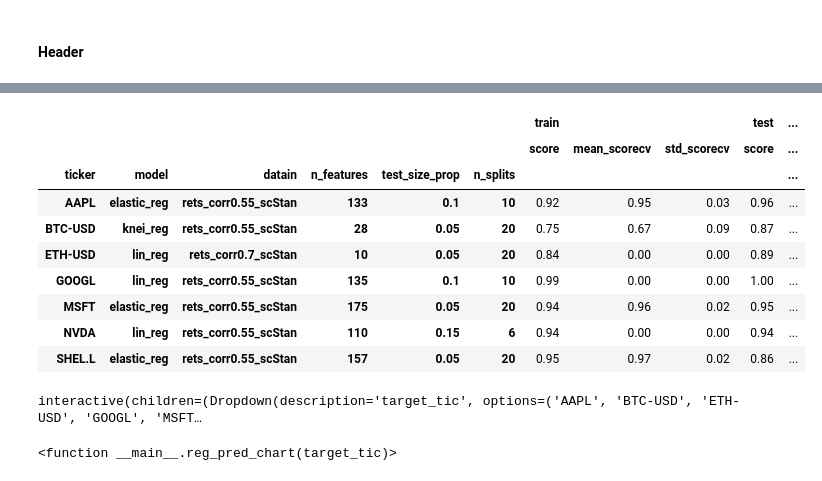
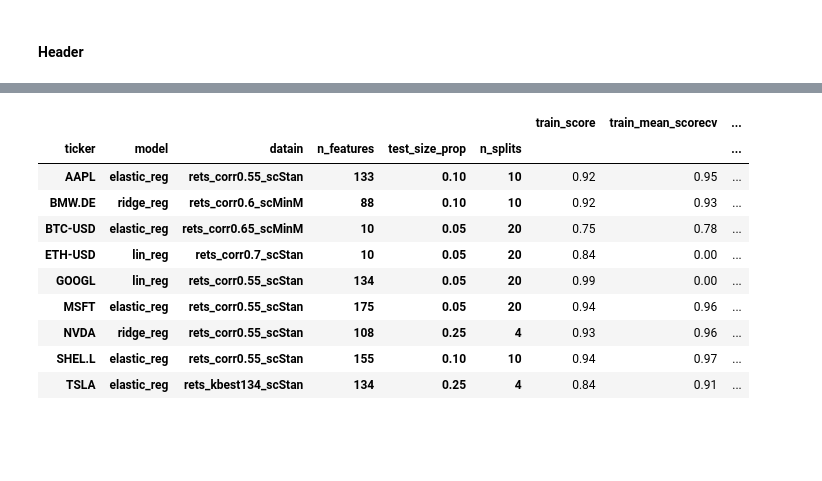
Before and after one commit to sebagrasso/Algorithmic_Regression_ML, a Jupyter notebook: Algorithmic_RegML.ipynb, the cells around one changed output, grey strips where cells are left out. Saved outputs shown, nothing was run; the diff lists cells and outputs as text; code cells hidden in the pictures; blank space fills up the shorter version.

```diff
--- a/Algorithmic_RegML.ipynb
+++ b/Algorithmic_RegML.ipynb
@@ -813 +503,10 @@ results_grid = results_grid2.to_dict(orient="index")
+# %%
+##IMPORT PARQUET
+
+results_reg_df = pd.read_parquet("export/ML_algo_reg_res/results_reg_df.gzip")
+best_models = pd.read_parquet("export/ML_algo_reg_res/best_models.gzip")
+best_models1 = pd.read_parquet("export/ML_algo_reg_res/best_models1.gzip")
+to_improve = pd.read_parquet("export/ML_algo_reg_res/to_improve.gzip")
+results_grid2 = pd.read_parquet("export/ML_algo_reg_res/results_grid2.gzip")
+results_grid = results_grid2.to_dict(orient="index")
 # %% [markdown]
@@ -1012,46 +777,14 @@ estimator
 # %%
-best_models
+best_models1
 # %% [output]
-|  |  |  |  |  |  | train |  |  | test | ... |
-|  |  |  |  |  |  | score | mean_scorecv | std_scorecv | score | ... |
-| ticker | model | datain | n_features | test_size_prop | n_splits |  |  |  |  | ... |
-| AAPL | elastic_reg | rets_corr0.55_scStan | 133 | 0.1 | 10 | 0.92 | 0.95 | 0.03 | 0.96 | ... |
-| BTC-USD | knei_reg | rets_corr0.55_scStan | 28 | 0.05 | 20 | 0.75 | 0.67 | 0.09 | 0.87 | ... |
-| ETH-USD | lin_reg | rets_corr0.7_scStan | 10 | 0.05 | 20 | 0.84 | 0.00 | 0.00 | 0.89 | ... |
-| GOOGL | lin_reg | rets_corr0.55_scStan | 135 | 0.1 | 10 | 0.99 | 0.00 | 0.00 | 1.00 | ... |
-| MSFT | elastic_reg | rets_corr0.55_scStan | 175 | 0.05 | 20 | 0.94 | 0.96 | 0.02 | 0.95 | ... |
-| NVDA | lin_reg | rets_corr0.55_scStan | 110 | 0.15 | 6 | 0.94 | 0.00 | 0.00 | 0.94 | ... |
-| SHEL.L | elastic_reg | rets_corr0.55_scStan | 157 | 0.05 | 20 | 0.95 | 0.97 | 0.02 | 0.86 | ... |
+|  |  |  |  |  |  | train_score | train_mean_scorecv | ... |
+| ticker | model | datain | n_features | test_size_prop | n_splits |  |  | ... |
+| AAPL | elastic_reg | rets_corr0.55_scStan | 133 | 0.10 | 10 | 0.92 | 0.95 | ... |
+| BMW.DE | ridge_reg | rets_corr0.6_scMinM | 88 | 0.10 | 10 | 0.92 | 0.93 | ... |
+| BTC-USD | elastic_reg | rets_corr0.65_scMinM | 10 | 0.05 | 20 | 0.75 | 0.78 | ... |
+| ETH-USD | lin_reg | rets_corr0.7_scStan | 10 | 0.05 | 20 | 0.84 | 0.00 | ... |
+| GOOGL | lin_reg | rets_corr0.55_scStan | 134 | 0.05 | 20 | 0.99 | 0.00 | ... |
+| MSFT | elastic_reg | rets_corr0.55_scStan | 175 | 0.05 | 20 | 0.94 | 0.96 | ... |
+| NVDA | ridge_reg | rets_corr0.55_scStan | 108 | 0.25 | 4 | 0.93 | 0.96 | ... |
+| SHEL.L | elastic_reg | rets_corr0.55_scStan | 155 | 0.10 | 10 | 0.94 | 0.97 | ... |
+| TSLA | elastic_reg | rets_kbest134_scStan | 134 | 0.25 | 4 | 0.84 | 0.91 | ... |
-# %%
-def reg_pred_chart(target_tic):
-    ind = X_test[target_tic].shape[0]
-    close = data[target_tic]["Close"][-ind:]
-    close_ret = data2y_ret[target_tic]["Close"][-ind:]
-    close_ret_cum = close_ret.cumsum()
-
-    fc = pd.Series(estimator[target_tic].fit(X_train[target_tic], y_train[target_tic]).predict(X_test[target_tic]).cumsum(), index = close.index)
-
-    df_xpred = pd.concat([close, close_ret, close_ret_cum, fc], axis=1)
-    df_xpred.columns = ["close","rets","cumrets","cumrets_pred"]
-
-    plt.figure(figsize = (20,8))
-    plt.suptitle(f"Ticker: {target_tic} | Last Cum Return: {df_xpred.iloc[-1,2].round(2)}| Price Return: {((df_xpred.iloc[-1,0] - df_xpred.iloc[0,0]) / df_xpred.iloc[0,0]).round(2)} | Score: {np.round(r2_score(y_test[target_tic], estimator[target_tic].fit(X_train[target_tic], y_train[target_tic]).predict(X_test[target_tic])),2)}",
-                fontsize = 25)
-
-    ax = plt.gca()
-    ax.plot(data[target_tic]["Close"][-250:-ind+1], "--r", label = f"{df_xpred.iloc[:,0].name}")
-    ax.plot(df_xpred.iloc[:,0], "r", label = f"{df_xpred.iloc[:,0].name}")
-    ax.legend(loc="upper left", fontsize = 15)
-
-    ax2 = plt.twinx()
-    ax2.plot(df_xpred.iloc[:,2], "k",label = f"{df_xpred.iloc[:,2].name}")
-    ax2.plot(df_xpred.iloc[:,3], "ok", label = f"{df_xpred.iloc[:,3].name}")
-    ax.grid(False)
-    ax2.legend(loc="lower left", fontsize = 15)
-    ax2.set_ylim(-0.3,0.3)
-    plt.show()
-
-interact(reg_pred_chart, target_tic = widgets.Dropdown(options=best_models.index.get_level_values(0)))
-# %% [output]
-interactive(children=(Dropdown(description='target_tic', options=('AAPL', 'BTC-USD', 'ETH-USD', 'GOOGL', 'MSFT…
-<function __main__.reg_pred_chart(target_tic)>
```
Also changed, not shown: parts of 52 cells of this notebook.
